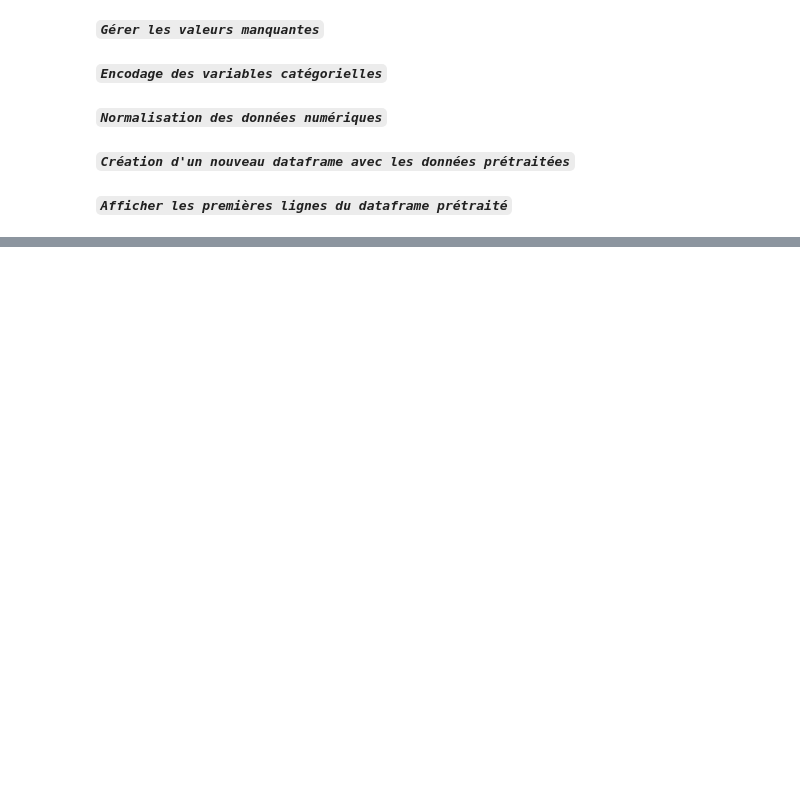
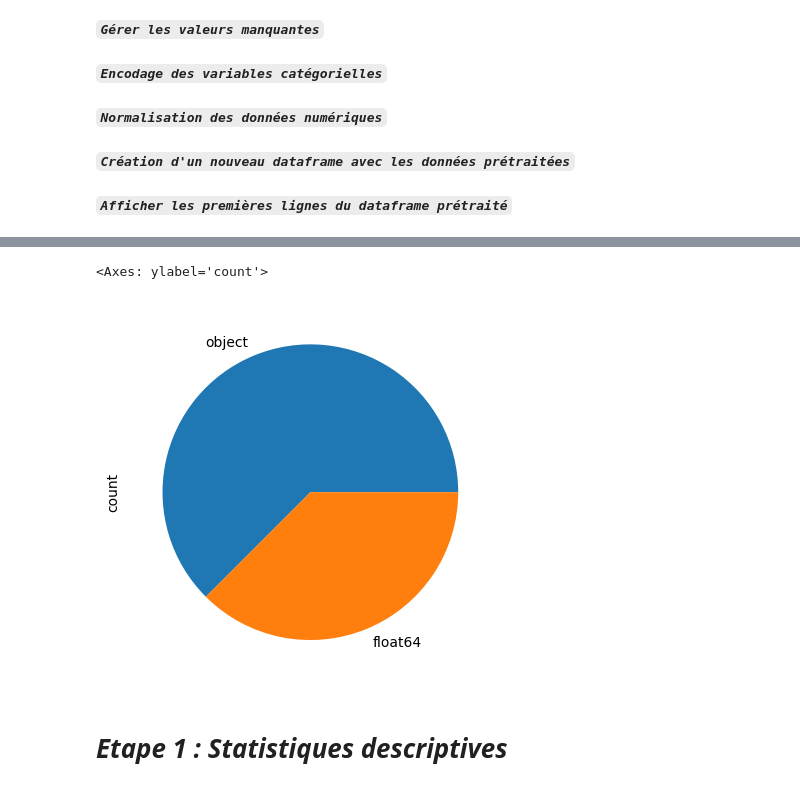
Before and after one commit to HaddoucheSara/ML_Mini_projet, a Jupyter notebook: Mini_projet_D’application.ipynb, the cells around one changed output, grey strips where cells are left out. Saved outputs shown, nothing was run; the diff lists cells and outputs as text; code cells hidden in the pictures; blank space fills up the shorter version.

```diff
--- a/Mini_projet_D’application.ipynb
+++ b/Mini_projet_D’application.ipynb
@@ -125,0 +158,8 @@ data_preprocessed.head()
+# %%
+data.dtypes.value_counts().plot.pie()
+# %% [output]
+<Axes: ylabel='count'>
+[figure, added]
+# %% [markdown]
+
+#  ***Etape 1 : Statistiques descriptives***
```
Also changed, not shown: parts of 30 cells of this notebook.
